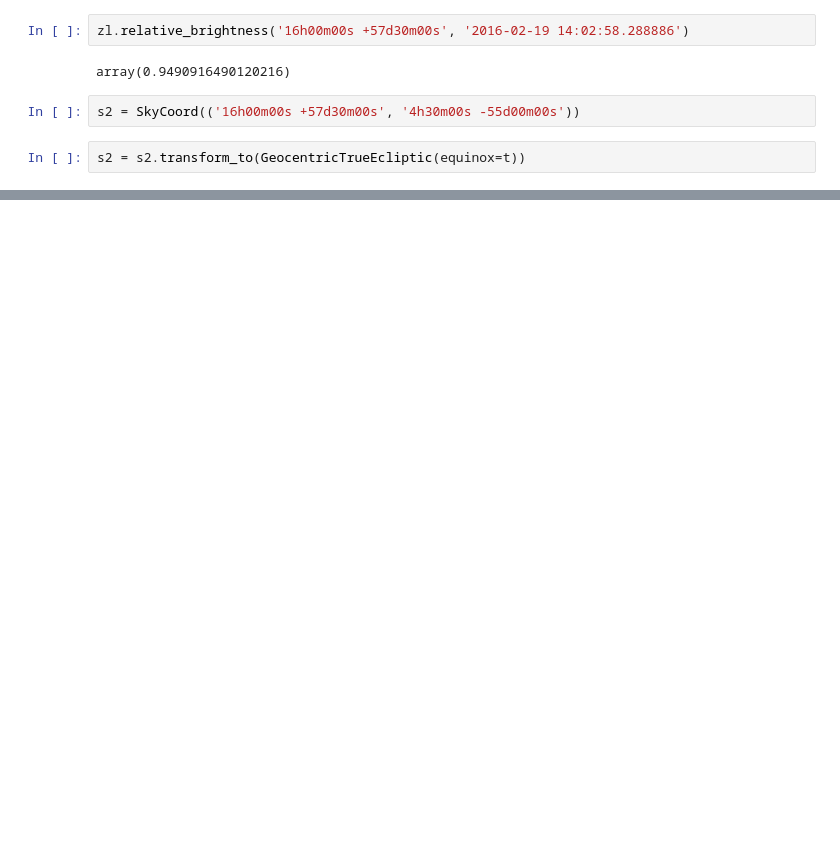
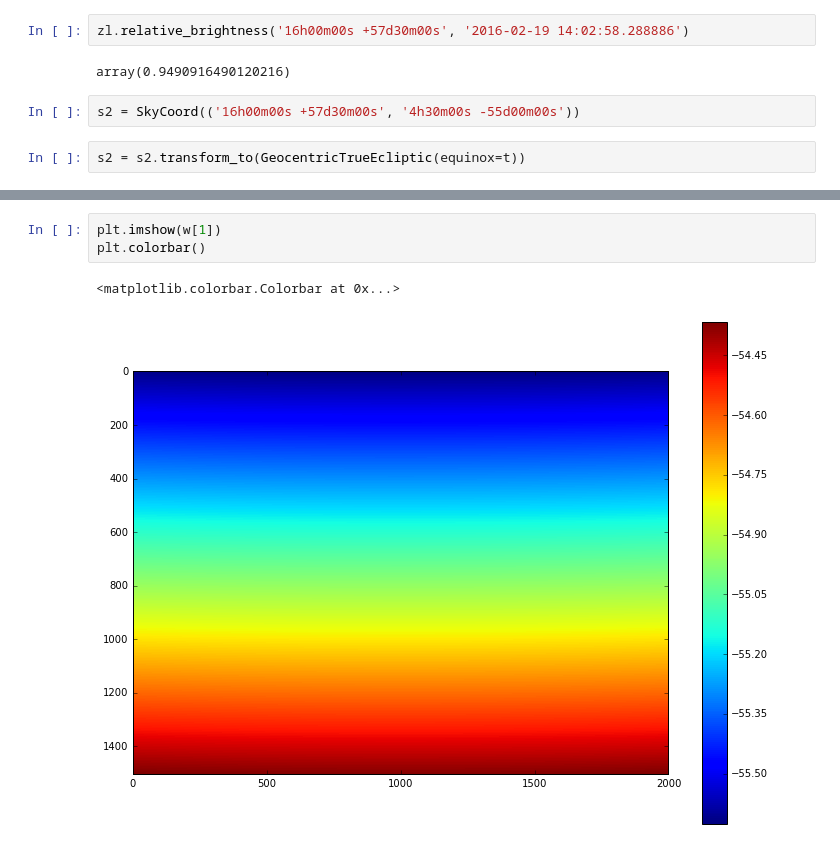
Before and after one commit to AnthonyHorton/astroimsim, a Jupyter notebook: Australian Space Eye.ipynb, the cells around one changed output, grey strips where cells are left out. Cells and saved outputs as stored; diff of their text form; blank space fills up the shorter version.

```diff
--- a/Australian Space Eye.ipynb
+++ b/Australian Space Eye.ipynb
@@ -68,0 +99,6 @@ array([ 0.94907959,  1.10760823])
+# %%
+plt.imshow(w[1])
+plt.colorbar()
+# %% [output]
+<matplotlib.colorbar.Colorbar at 0x...>
+[figure, added]
```
Also changed, not shown: parts of 12 cells of this notebook, 1 other file.
